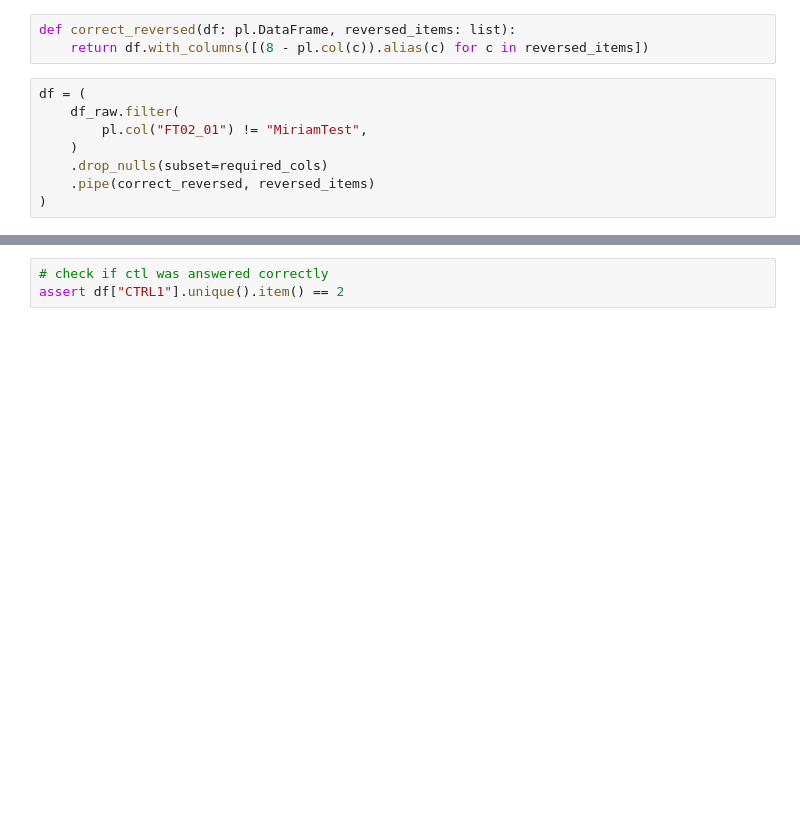
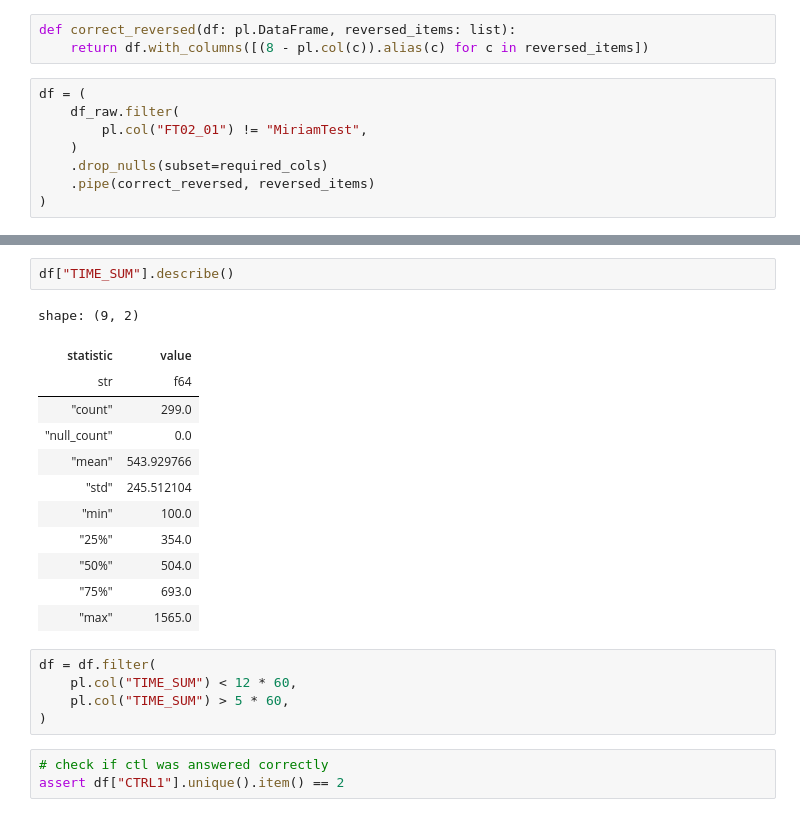
Before and after one commit to FlavourDave92/managerial-accountability-study-2026, a Jupyter notebook: notebooks/00_start.ipynb, the cells around one changed output, grey strips where cells are left out. Drawn from its saved outputs; the diff is of its cells as text; blank space fills up the shorter version.

```diff
--- a/notebooks/00_start.ipynb
+++ b/notebooks/00_start.ipynb
@@ -150,3 +139,23 @@ shape: (299, 70)
+# %%
+df["TIME_SUM"].describe()
+# %% [output]
+shape: (9, 2)
+| statistic | value |
+| str | f64 |
+| "count" | 299.0 |
+| "null_count" | 0.0 |
+| "mean" | 543.929766 |
+| "std" | 245.512104 |
+| "min" | 100.0 |
+| "25%" | 354.0 |
+| "50%" | 504.0 |
+| "75%" | 693.0 |
+| "max" | 1565.0 |
+# %%
+df = df.filter(
+    pl.col("TIME_SUM") < 12 * 60,
+    pl.col("TIME_SUM") > 5 * 60,
+)
 # %%
 # check if ctl was answered correctly
 assert df["CTRL1"].unique().item() == 2
```
Also changed, not shown: parts of 21 cells of this notebook, 3 other files.
